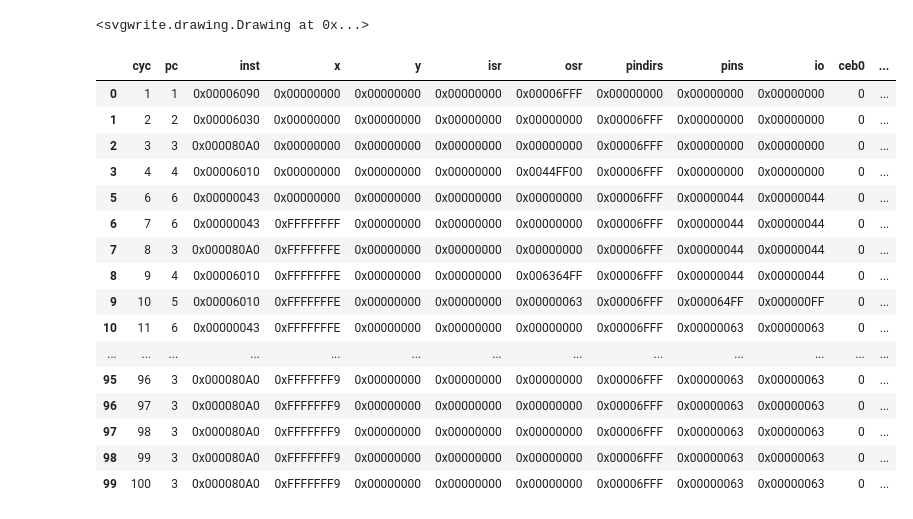
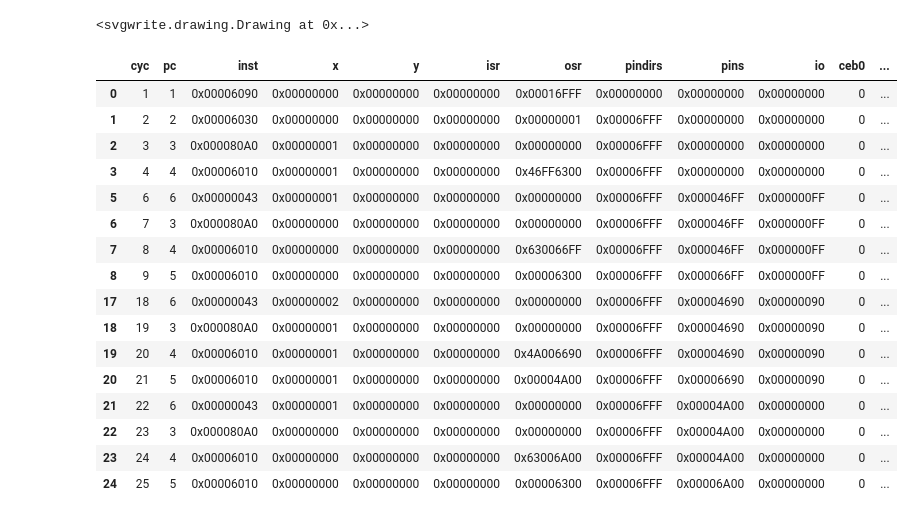
Before and after one commit to wipeseals/broccoli, a Jupyter notebook: misc/pio-nandio/pio-nandio.ipynb, the cells around one changed output. Cells and saved outputs as stored; diff of their text form; code cells hidden in the pictures.

```diff
--- a/misc/pio-nandio/pio-nandio.ipynb
+++ b/misc/pio-nandio/pio-nandio.ipynb
@@ -438,6 +471,8 @@ init_pin_state = (
 program = """
 .program pio-nandio-readid
 .wrap_target
+
+setup:
     ; tx fifo -> pindirs | x: for pindir, bitbang loop counter
     pull block
     out pindirs, 16
@@ -449,13 +484,15 @@ bitbang_loop:
     out pins, 16
     out pins, 16
     jmp x-- bitbang_loop
+
+    jmp setup; TODO: なくてもよいはずだが、ないとsim上だとbitbang_loopに戻される. wrap周りの指定が良くないかも
 .wrap
 """
 
 
 def combine_halfword(low: int, high: int) -> int:
     """2byteの値を結合する"""
-    return (high << 8) | low
+    return (high << 16) | low
 
 def gen_ceb_bits(select_cs: Optional[int] = None) -> int:
     """cs指定からCEB0/CEB1のピン状態を返す"""
@@ -467,6 +504,10 @@ def gen_ceb_bits(select_cs: Optional[int] = None) -> int:
         return bit_on(NandPinAssign.Ceb0.value)
     else:
         raise ValueError("select_cs must be 0 or 1 or None")
+
+# cs=1対応する場合は切り替え
+cs_assert = gen_ceb_bits(select_cs=0)
+
 # edge生成用にL/Hを組み合わせて使う
 cmd_latch_0 = bit_on(NandPinAssign.Cle.value) | bit_on(NandPinAssign.Reb.value) # CLE
 cmd_latch_1 = bit_on(NandPinAssign.Cle.value) | bit_on(NandPinAssign.Reb.value) | bit_on(NandPinAssign.Web.value) # CLE + posedge /WE
@@ -483,6 +524,7 @@ class NandFlashCommand(Enum):
     ReadId = 0x90
 
 
+
 tx_fifo_entries = [
     #############################################
     ### RESET ###
@@ -491,34 +533,34 @@ tx_fifo_entries = [
     # init pin state -> Reset Cmd -> init pin state
     combine_halfword(
         low=init_pin_state,
-        high=NandFlashCommand.Reset.value | cmd_latch_0,
+        high=NandFlashCommand.Reset.value | cmd_latch_0 | cs_assert,
     ),
     combine_halfword(
-        low=NandFlashCommand.Reset.value | cmd_latch_1,
+        low=NandFlashCommand.Reset.value | cmd_latch_1 | cs_assert,
         high=init_pin_state,
     ),
     #############################################
     ### READ ID ###
     # pindir,transfer count (-1指定する)
-    combine_halfword(low=write_pin_dir, high=6 - 1),
+    combine_halfword(low=write_pin_dir, high=3 - 1),
     # init pin state -> Read ID Cmd -> Address 00 -> init pin state
     combine_halfword(
         low=init_pin_state,
-        high=NandFlashCommand.ReadId.value | cmd_latch_0,
+        high=NandFlashCommand.ReadId.value | cmd_latch_0 | cs_assert,
     ),
     combine_halfword(
-        low=NandFlashCommand.ReadId.value | cmd_latch_1,
-        high=0x00 | addr_latch_0,
+        low=NandFlashCommand.ReadId.value | cmd_latch_1 | cs_assert,
+        high=0x00 | addr_latch_0 | cs_assert,
     ),
     combine_halfword(
-        low=0x00 | addr_latch_1,
+        low=0x00 | addr_latch_1 | cs_assert,
         high=init_pin_state,
     ),
 ]
 
 result = emulate_pio(program, test_cycles=100, tx_fifo_entries=tx_fifo_entries)
 
-print(f"tx_fifo_entries: {[hex(x) for x in result.tx_fifo_entries]}")
+print(f"tx_fifo_entries: {[str(i) + ':' + hex(x) for i, x in enumerate(result.tx_fifo_entries)]}")
 print(f"rx_fifo: {result.rx_fifo}")
 print(f"wavedrom_src: {result.wavedrom_src}")
 
@@ -532,20 +574,20 @@ tx_fifo_entries: ['0x6fff', '0x44ff00', '0x6364ff', '0x6fff', '0x44f300', '0x486
 rx_fifo: []
 wavedrom_src: {"signal": [["pio", ["ctrl", {"name": "cyc", "wave": "====================================================================================================", "data": [1, 2, 3, 4, 5, 6, 7, ...
 <svgwrite.drawing.Drawing at 0x...>
 |  | cyc | pc | inst | x | y | isr | osr | pindirs | pins | io | ceb0 | ... |
-| 0 | 1 | 1 | 0x00006090 | 0x00000000 | 0x00000000 | 0x00000000 | 0x00006FFF | 0x00000000 | 0x00000000 | 0x00000000 | 0 | ... |
-| 1 | 2 | 2 | 0x00006030 | 0x00000000 | 0x00000000 | 0x00000000 | 0x00000000 | 0x00006FFF | 0x00000000 | 0x00000000 | 0 | ... |
-| 2 | 3 | 3 | 0x000080A0 | 0x00000000 | 0x00000000 | 0x00000000 | 0x00000000 | 0x00006FFF | 0x00000000 | 0x00000000 | 0 | ... |
-| 3 | 4 | 4 | 0x00006010 | 0x00000000 | 0x00000000 | 0x00000000 | 0x0044FF00 | 0x00006FFF | 0x00000000 | 0x00000000 | 0 | ... |
-| 5 | 6 | 6 | 0x00000043 | 0x00000000 | 0x00000000 | 0x00000000 | 0x00000000 | 0x00006FFF | 0x00000044 | 0x00000044 | 0 | ... |
-| 6 | 7 | 6 | 0x00000043 | 0xFFFFFFFF | 0x00000000 | 0x00000000 | 0x00000000 | 0x00006FFF | 0x00000044 | 0x00000044 | 0 | ... |
-| 7 | 8 | 3 | 0x000080A0 | 0xFFFFFFFE | 0x00000000 | 0x00000000 | 0x00000000 | 0x00006FFF | 0x00000044 | 0x00000044 | 0 | ... |
-| 8 | 9 | 4 | 0x00006010 | 0xFFFFFFFE | 0x00000000 | 0x00000000 | 0x006364FF | 0x00006FFF | 0x00000044 | 0x00000044 | 0 | ... |
-| 9 | 10 | 5 | 0x00006010 | 0xFFFFFFFE | 0x00000000 | 0x00000000 | 0x00000063 | 0x00006FFF | 0x000064FF | 0x000000FF | 0 | ... |
-| 10 | 11 | 6 | 0x00000043 | 0xFFFFFFFE | 0x00000000 | 0x00000000 | 0x00000000 | 0x00006FFF | 0x00000063 | 0x00000063 | 0 | ... |
-| ... | ... | ... | ... | ... | ... | ... | ... | ... | ... | ... | ... | ... |
-| 95 | 96 | 3 | 0x000080A0 | 0xFFFFFFF9 | 0x00000000 | 0x00000000 | 0x00000000 | 0x00006FFF | 0x00000063 | 0x00000063 | 0 | ... |
-| 96 | 97 | 3 | 0x000080A0 | 0xFFFFFFF9 | 0x00000000 | 0x00000000 | 0x00000000 | 0x00006FFF | 0x00000063 | 0x00000063 | 0 | ... |
-| 97 | 98 | 3 | 0x000080A0 | 0xFFFFFFF9 | 0x00000000 | 0x00000000 | 0x00000000 | 0x00006FFF | 0x00000063 | 0x00000063 | 0 | ... |
-| 98 | 99 | 3 | 0x000080A0 | 0xFFFFFFF9 | 0x00000000 | 0x00000000 | 0x00000000 | 0x00006FFF | 0x00000063 | 0x00000063 | 0 | ... |
-| 99 | 100 | 3 | 0x000080A0 | 0xFFFFFFF9 | 0x00000000 | 0x00000000 | 0x00000000 | 0x00006FFF | 0x00000063 | 0x00000063 | 0 | ... |
+| 0 | 1 | 1 | 0x00006090 | 0x00000000 | 0x00000000 | 0x00000000 | 0x00016FFF | 0x00000000 | 0x00000000 | 0x00000000 | 0 | ... |
+| 1 | 2 | 2 | 0x00006030 | 0x00000000 | 0x00000000 | 0x00000000 | 0x00000001 | 0x00006FFF | 0x00000000 | 0x00000000 | 0 | ... |
+| 2 | 3 | 3 | 0x000080A0 | 0x00000001 | 0x00000000 | 0x00000000 | 0x00000000 | 0x00006FFF | 0x00000000 | 0x00000000 | 0 | ... |
+| 3 | 4 | 4 | 0x00006010 | 0x00000001 | 0x00000000 | 0x00000000 | 0x46FF6300 | 0x00006FFF | 0x00000000 | 0x00000000 | 0 | ... |
+| 5 | 6 | 6 | 0x00000043 | 0x00000001 | 0x00000000 | 0x00000000 | 0x00000000 | 0x00006FFF | 0x000046FF | 0x000000FF | 0 | ... |
+| 6 | 7 | 3 | 0x000080A0 | 0x00000000 | 0x00000000 | 0x00000000 | 0x00000000 | 0x00006FFF | 0x000046FF | 0x000000FF | 0 | ... |
+| 7 | 8 | 4 | 0x00006010 | 0x00000000 | 0x00000000 | 0x00000000 | 0x630066FF | 0x00006FFF | 0x000046FF | 0x000000FF | 0 | ... |
+| 8 | 9 | 5 | 0x00006010 | 0x00000000 | 0x00000000 | 0x00000000 | 0x00006300 | 0x00006FFF | 0x000066FF | 0x000000FF | 0 | ... |
+| 17 | 18 | 6 | 0x00000043 | 0x00000002 | 0x00000000 | 0x00000000 | 0x00000000 | 0x00006FFF | 0x00004690 | 0x00000090 | 0 | ... |
+| 18 | 19 | 3 | 0x000080A0 | 0x00000001 | 0x00000000 | 0x00000000 | 0x00000000 | 0x00006FFF | 0x00004690 | 0x00000090 | 0 | ... |
+| 19 | 20 | 4 | 0x00006010 | 0x00000001 | 0x00000000 | 0x00000000 | 0x4A006690 | 0x00006FFF | 0x00004690 | 0x00000090 | 0 | ... |
+| 20 | 21 | 5 | 0x00006010 | 0x00000001 | 0x00000000 | 0x00000000 | 0x00004A00 | 0x00006FFF | 0x00006690 | 0x00000090 | 0 | ... |
+| 21 | 22 | 6 | 0x00000043 | 0x00000001 | 0x00000000 | 0x00000000 | 0x00000000 | 0x00006FFF | 0x00004A00 | 0x00000000 | 0 | ... |
+| 22 | 23 | 3 | 0x000080A0 | 0x00000000 | 0x00000000 | 0x00000000 | 0x00000000 | 0x00006FFF | 0x00004A00 | 0x00000000 | 0 | ... |
+| 23 | 24 | 4 | 0x00006010 | 0x00000000 | 0x00000000 | 0x00000000 | 0x63006A00 | 0x00006FFF | 0x00004A00 | 0x00000000 | 0 | ... |
+| 24 | 25 | 5 | 0x00006010 | 0x00000000 | 0x00000000 | 0x00000000 | 0x00006300 | 0x00006FFF | 0x00006A00 | 0x00000000 | 0 | ... |
```
Also changed, not shown: parts of 2 cells of this notebook.
